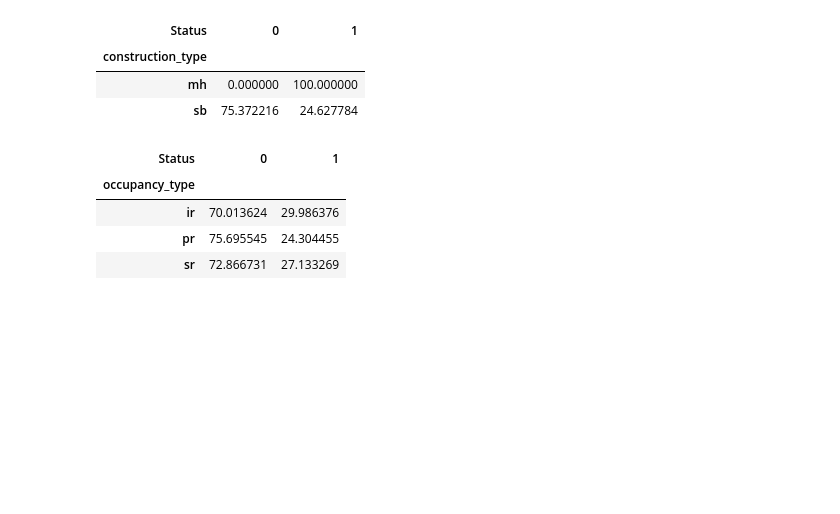
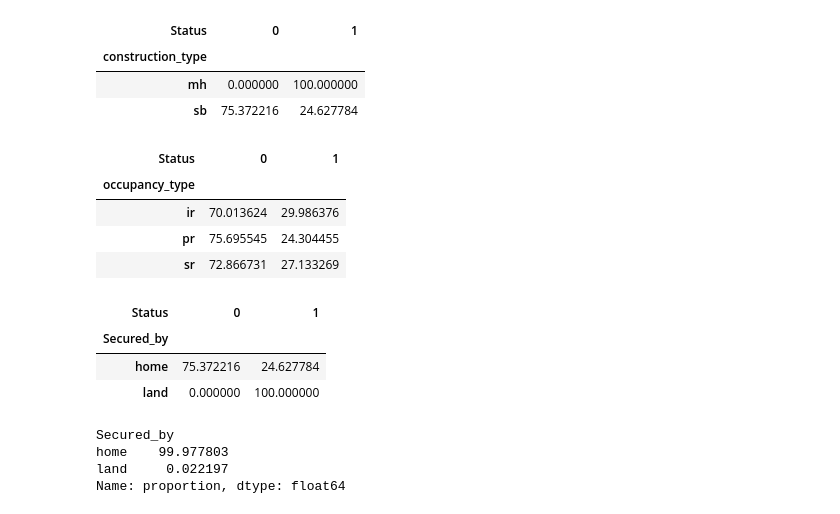
Before and after one commit to YASH280626/loan-default-prediction, a Jupyter notebook: analysis.ipynb, the cells around one changed output. Drawn from its saved outputs; the diff is of its cells as text; code cells hidden in the pictures; blank space fills up the shorter version.

Commit message:
Investigated Secured_by against Default Status

```diff
--- a/analysis.ipynb
+++ b/analysis.ipynb
@@ -576,3 +576,18 @@ occupancy_type_status
 | ir | 70.013624 | 29.986376 |
 | pr | 75.695545 | 24.304455 |
 | sr | 72.866731 | 27.133269 |
+# %%
+secured_by_status = pd.crosstab(df['Secured_by'], df['Status'], normalize='index')*100
+secured_by_status
+# %% [output]
+| Status | 0 | 1 |
+| Secured_by |  |  |
+| home | 75.372216 | 24.627784 |
+| land | 0.000000 | 100.000000 |
+# %%
+df['Secured_by'].value_counts(normalize=True)*100
+# %% [output]
+Secured_by
+home    99.977803
+land     0.022197
+Name: proportion, dtype: float64
```
